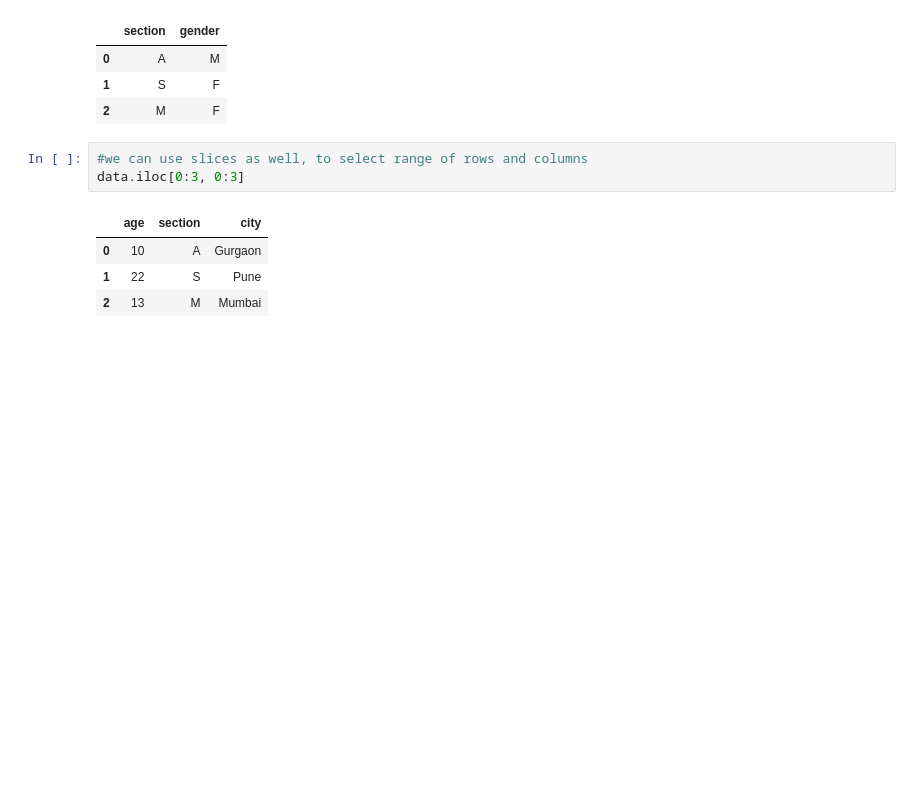
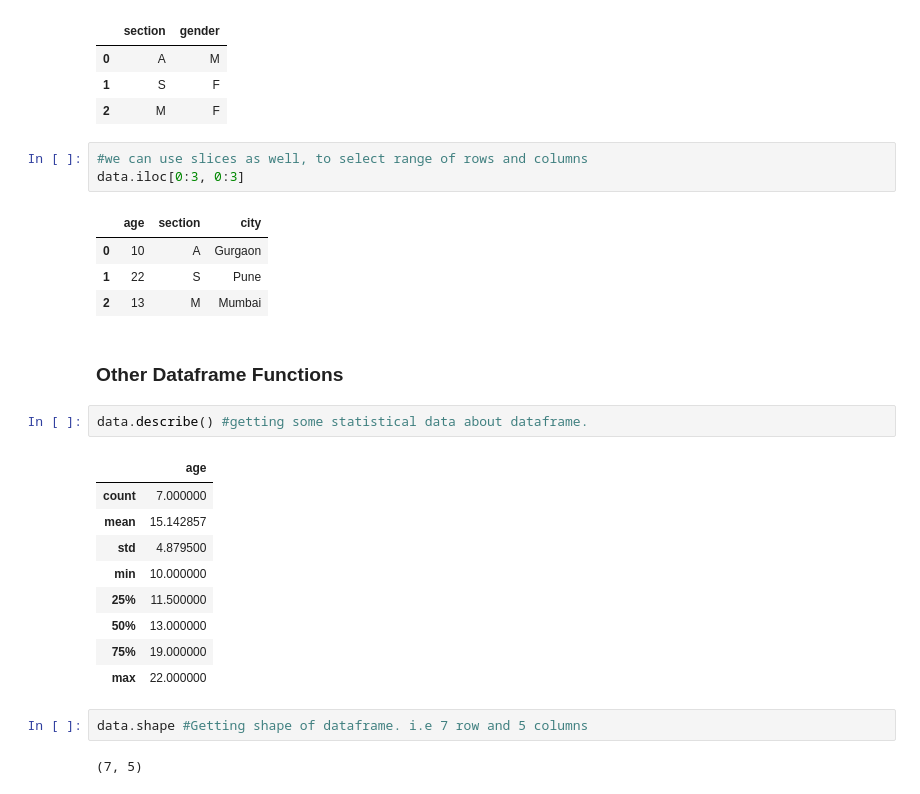
Before and after one commit to kamran0310/Python-Practice-for-Data-Science-and-Machine-Learning, a Jupyter notebook: DataFrame.ipynb, the cells around one changed output. Cells and saved outputs as stored; diff of their text form; blank space fills up the shorter version.

```diff
--- a/DataFrame.ipynb
+++ b/DataFrame.ipynb
@@ -186,3 +186,21 @@ data.iloc[0:3, 0:3]
 | 0 | 10 | A | Gurgaon |
 | 1 | 22 | S | Pune |
 | 2 | 13 | M | Mumbai |
+# %% [markdown]
+### Other Dataframe Functions
+# %%
+data.describe() #getting some statistical data about dataframe.
+# %% [output]
+|  | age |
+| count | 7.000000 |
+| mean | 15.142857 |
+| std | 4.879500 |
+| min | 10.000000 |
+| 25% | 11.500000 |
+| 50% | 13.000000 |
+| 75% | 19.000000 |
+| max | 22.000000 |
+# %%
+data.shape #Getting shape of dataframe. i.e 7 row and 5 columns
+# %% [output]
+(7, 5)
```
Also changed, not shown: parts of 6 cells of this notebook.
